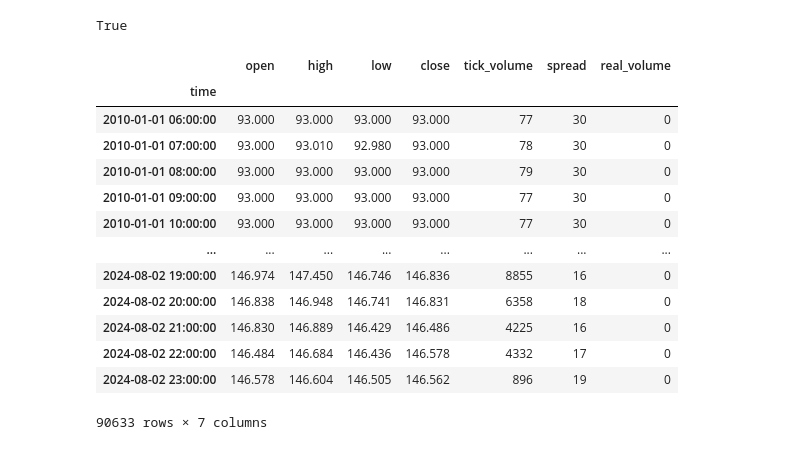
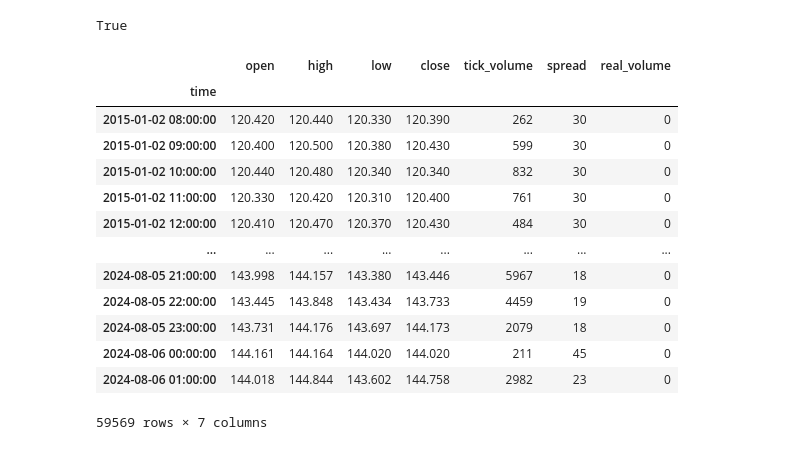
Before and after one commit to YarosInter/Time-Series-LinearRegression, a Jupyter notebook: LinearRegression Model.ipynb, the cells around one changed output. Drawn from its saved outputs; the diff is of its cells as text; code cells hidden in the pictures.

```diff
--- a/LinearRegression Model.ipynb
+++ b/LinearRegression Model.ipynb
@@ -17,20 +22,20 @@ mt5.initialize()
 True
 # %%
 # Fetching data from MetaTrade5 from 2010 to present using the custome function get_rates from the data.py file
-df = data.get_rates("USDJPY", mt5.TIMEFRAME_H1)
+df = data.get_rates("USDJPY", mt5.TIMEFRAME_H1, datetime(2015,1,1))
 df
 # %% [output]
 |  | open | high | low | close | tick_volume | spread | real_volume |
 | time |  |  |  |  |  |  |  |
-| 2010-01-01 06:00:00 | 93.000 | 93.000 | 93.000 | 93.000 | 77 | 30 | 0 |
-| 2010-01-01 07:00:00 | 93.000 | 93.010 | 92.980 | 93.000 | 78 | 30 | 0 |
-| 2010-01-01 08:00:00 | 93.000 | 93.000 | 93.000 | 93.000 | 79 | 30 | 0 |
-| 2010-01-01 09:00:00 | 93.000 | 93.000 | 93.000 | 93.000 | 77 | 30 | 0 |
-| 2010-01-01 10:00:00 | 93.000 | 93.000 | 93.000 | 93.000 | 77 | 30 | 0 |
+| 2015-01-02 08:00:00 | 120.420 | 120.440 | 120.330 | 120.390 | 262 | 30 | 0 |
+| 2015-01-02 09:00:00 | 120.400 | 120.500 | 120.380 | 120.430 | 599 | 30 | 0 |
+| 2015-01-02 10:00:00 | 120.440 | 120.480 | 120.340 | 120.340 | 832 | 30 | 0 |
+| 2015-01-02 11:00:00 | 120.330 | 120.420 | 120.310 | 120.400 | 761 | 30 | 0 |
+| 2015-01-02 12:00:00 | 120.410 | 120.470 | 120.370 | 120.430 | 484 | 30 | 0 |
 | ... | ... | ... | ... | ... | ... | ... | ... |
-| 2024-08-02 19:00:00 | 146.974 | 147.450 | 146.746 | 146.836 | 8855 | 16 | 0 |
-| 2024-08-02 20:00:00 | 146.838 | 146.948 | 146.741 | 146.831 | 6358 | 18 | 0 |
-| 2024-08-02 21:00:00 | 146.830 | 146.889 | 146.429 | 146.486 | 4225 | 16 | 0 |
-| 2024-08-02 22:00:00 | 146.484 | 146.684 | 146.436 | 146.578 | 4332 | 17 | 0 |
-| 2024-08-02 23:00:00 | 146.578 | 146.604 | 146.505 | 146.562 | 896 | 19 | 0 |
+| 2024-08-05 21:00:00 | 143.998 | 144.157 | 143.380 | 143.446 | 5967 | 18 | 0 |
+| 2024-08-05 22:00:00 | 143.445 | 143.848 | 143.434 | 143.733 | 4459 | 19 | 0 |
+| 2024-08-05 23:00:00 | 143.731 | 144.176 | 143.697 | 144.173 | 2079 | 18 | 0 |
+| 2024-08-06 00:00:00 | 144.161 | 144.164 | 144.020 | 144.020 | 211 | 45 | 0 |
+| 2024-08-06 01:00:00 | 144.018 | 144.844 | 143.602 | 144.758 | 2982 | 23 | 0 |
-90633 rows × 7 columns
+59569 rows × 7 columns
```
Also changed, not shown: parts of 9 cells of this notebook, 1 other file.
